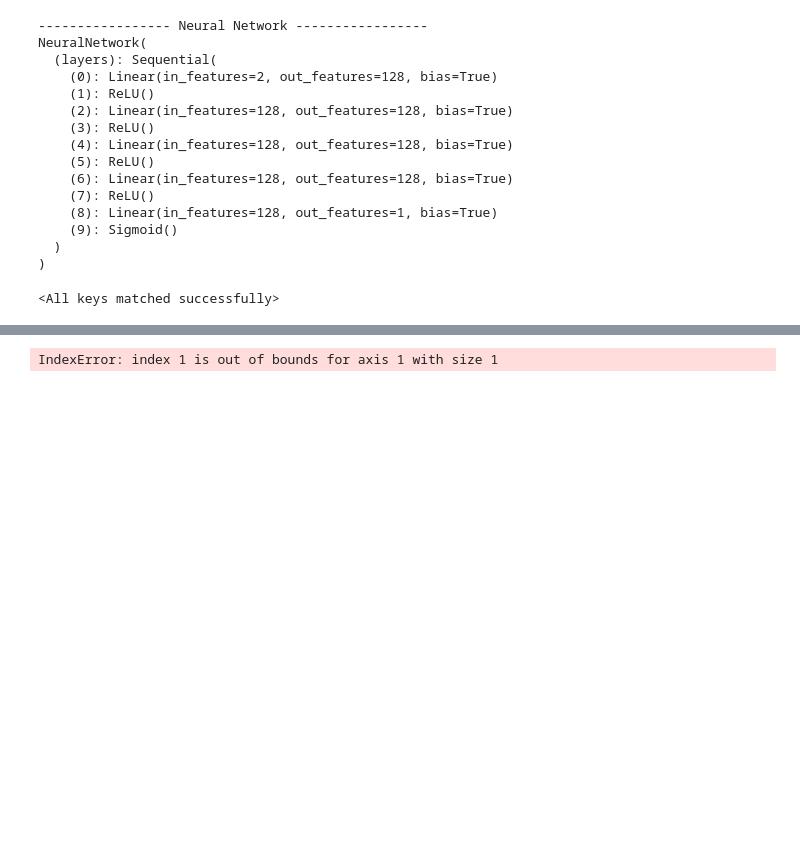
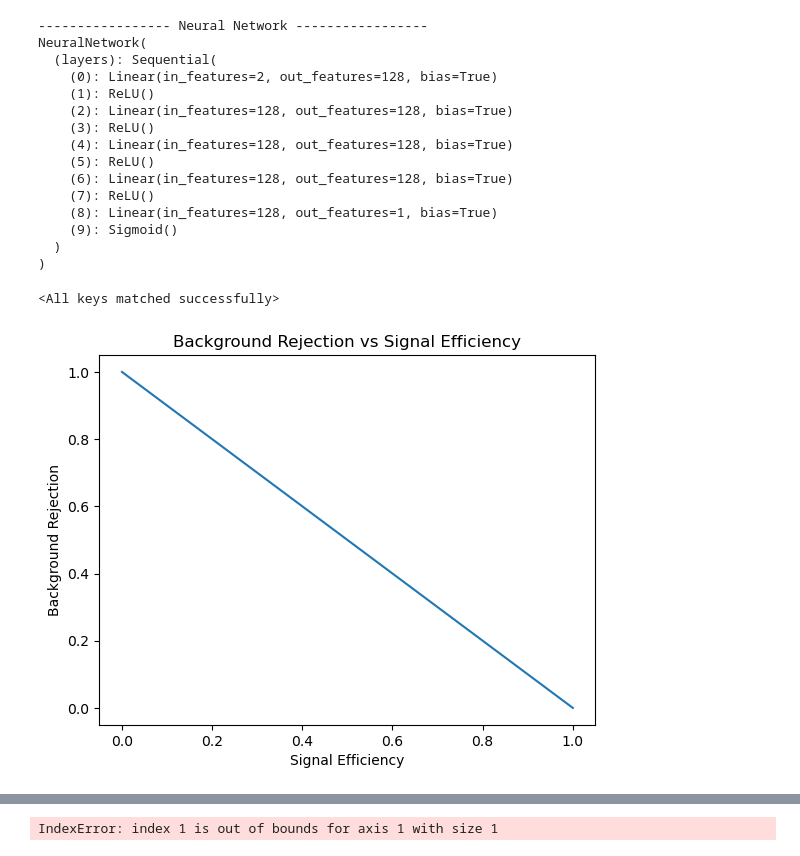
Before and after one commit to JoTimelord/Analysis, a Jupyter notebook: abcdnet/plotROC.ipynb, the cells around one changed output, grey strips where cells are left out. Saved outputs shown, nothing was run; the diff lists cells and outputs as text; code cells hidden in the pictures; blank space fills up the shorter version.

```diff
--- a/abcdnet/plotROC.ipynb
+++ b/abcdnet/plotROC.ipynb
@@ -73,2 +73,27 @@ y_true_np = np.concatenate(y_true_list)
+# %%
+import matplotlib.pyplot as plt
+
+# Calculate signal efficiency and background rejection for different threshold values
+thresholds = np.arange(0, 100, 0.01)
+signal_efficiencies = []
+background_rejections = []
+for threshold in thresholds:
+    tp = ((predicted_scores >= threshold) & (true_labels == 1)).sum()
+    fp = ((predicted_scores >= threshold) & (true_labels == 0)).sum()
+    tn = ((predicted_scores < threshold) & (true_labels == 0)).sum()
+    fn = ((predicted_scores < threshold) & (true_labels == 1)).sum()
+    signal_efficiency = tp / (tp + fn)
+    background_rejection = tn / (tn + fp)
+    signal_efficiencies.append(signal_efficiency)
+    background_rejections.append(background_rejection)
+
+# Plot the results
+plt.plot(signal_efficiencies, background_rejections)
+plt.xlabel('Signal Efficiency')
+plt.ylabel('Background Rejection')
+plt.title('Background Rejection vs Signal Efficiency')
+plt.show()
+# %% [output]
+[figure, added]
 # %%
 from sklearn.metrics import roc_curve
```
Also changed, not shown: parts of 4 cells of this notebook, 10 other files.
